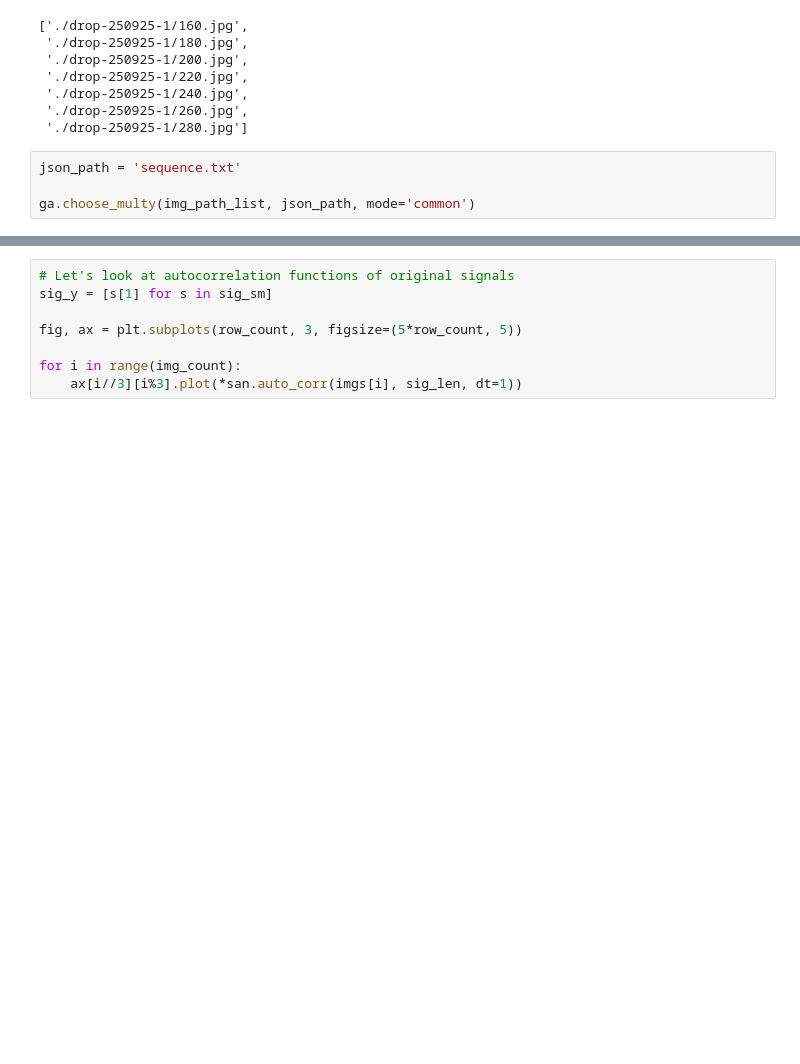
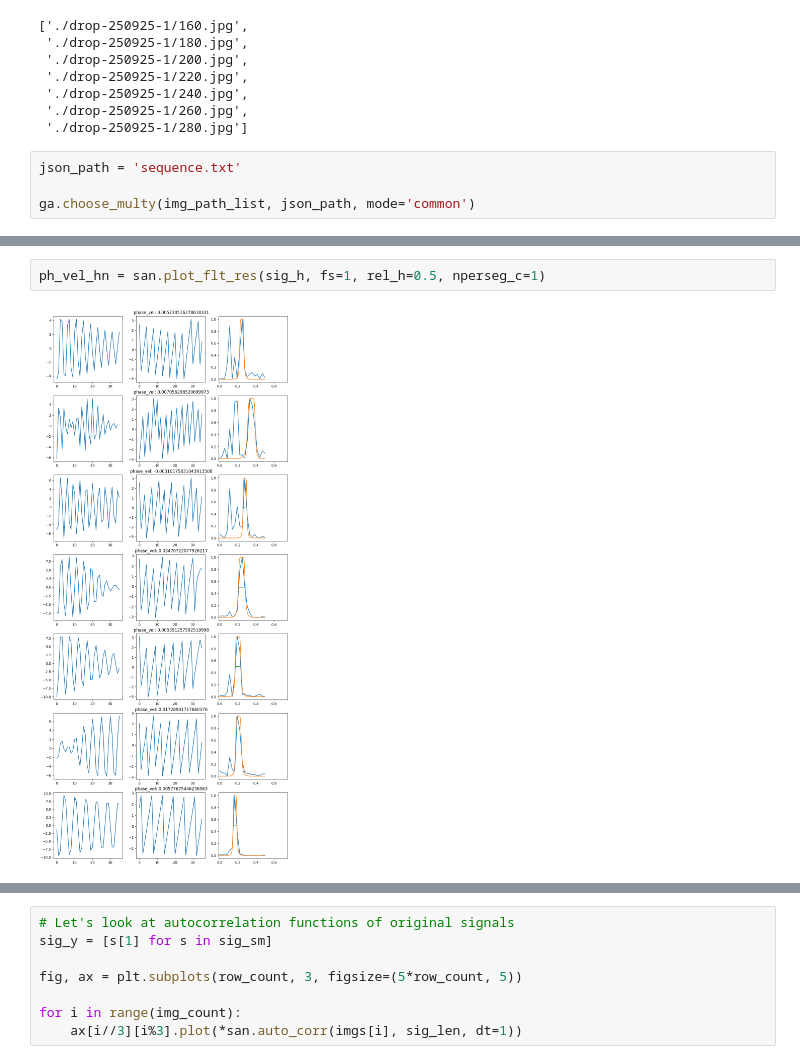
Before and after one commit to annamogo/DiplomaLISF, a Jupyter notebook: sequence_image_anal.ipynb, the cells around one changed output, grey strips where cells are left out. Drawn from its saved outputs; the diff is of its cells as text; blank space fills up the shorter version.

```diff
--- a/sequence_image_anal.ipynb
+++ b/sequence_image_anal.ipynb
@@ -110,0 +120,4 @@ for i in range(img_count):
+# %%
+ph_vel_hn = san.plot_flt_res(sig_h, fs=1, rel_h=0.5, nperseg_c=1)
+# %% [output]
+[figure, added]
```
Also changed, not shown: parts of 12 cells of this notebook, 5 other files.
